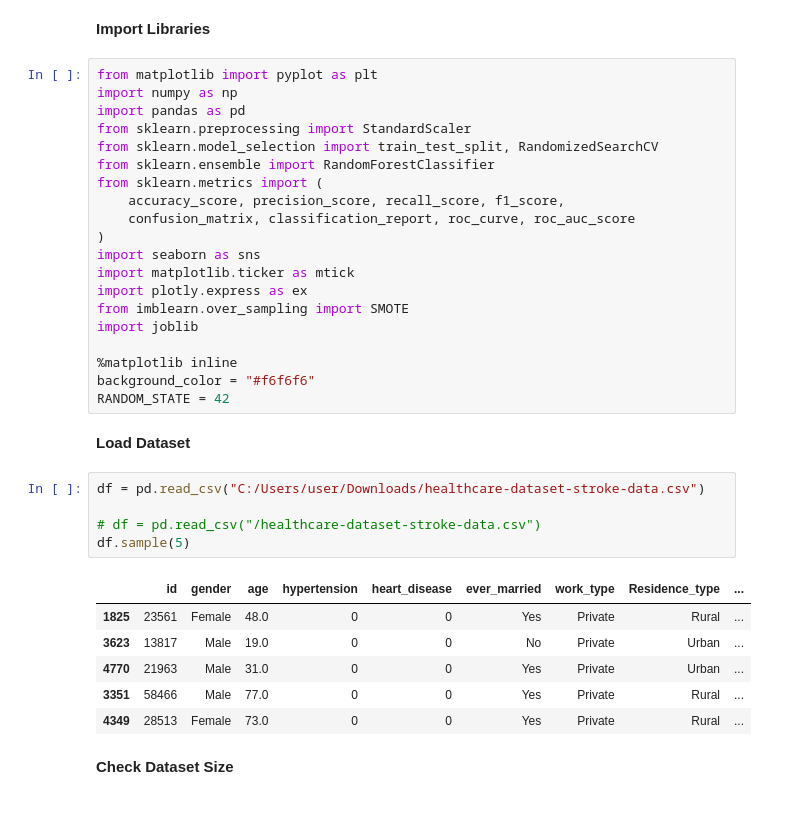
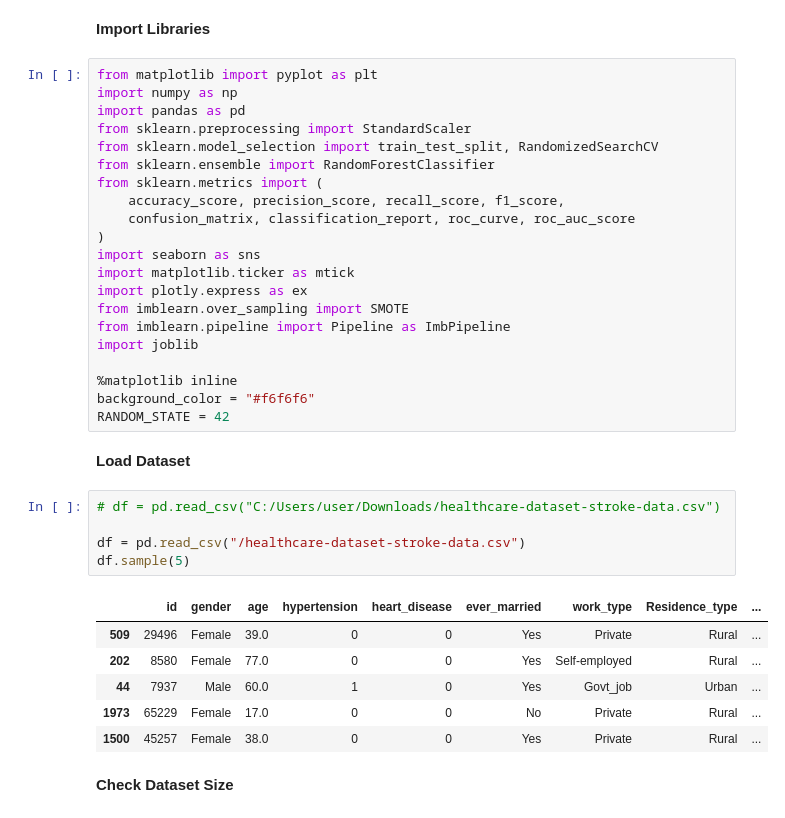
Before and after one commit to bn1ce/stroke_prediction, a Jupyter notebook: Random_Forest.ipynb, the cells around one changed output. Saved outputs shown, nothing was run; the diff lists cells and outputs as text.

```diff
--- a/Random_Forest.ipynb
+++ b/Random_Forest.ipynb
@@ -15,6 +15,7 @@ import seaborn as sns
 import matplotlib.ticker as mtick
 import plotly.express as ex
 from imblearn.over_sampling import SMOTE
+from imblearn.pipeline import Pipeline as ImbPipeline
 import joblib
 
 %matplotlib inline
@@ -23,17 +24,17 @@ RANDOM_STATE = 42
 # %% [markdown]
 **Load Dataset**
 # %%
-df = pd.read_csv("C:/Users/user/Downloads/healthcare-dataset-stroke-data.csv")
+# df = pd.read_csv("C:/Users/user/Downloads/healthcare-dataset-stroke-data.csv")
 
-# df = pd.read_csv("/healthcare-dataset-stroke-data.csv")
+df = pd.read_csv("/healthcare-dataset-stroke-data.csv")
 df.sample(5)
 # %% [output]
 |  | id | gender | age | hypertension | heart_disease | ever_married | work_type | Residence_type | ... |
-| 1825 | 23561 | Female | 48.0 | 0 | 0 | Yes | Private | Rural | ... |
-| 3623 | 13817 | Male | 19.0 | 0 | 0 | No | Private | Urban | ... |
-| 4770 | 21963 | Male | 31.0 | 0 | 0 | Yes | Private | Urban | ... |
-| 3351 | 58466 | Male | 77.0 | 0 | 0 | Yes | Private | Rural | ... |
-| 4349 | 28513 | Female | 73.0 | 0 | 0 | Yes | Private | Rural | ... |
+| 509 | 29496 | Female | 39.0 | 0 | 0 | Yes | Private | Rural | ... |
+| 202 | 8580 | Female | 77.0 | 0 | 0 | Yes | Self-employed | Rural | ... |
+| 44 | 7937 | Male | 60.0 | 1 | 0 | Yes | Govt_job | Urban | ... |
+| 1973 | 65229 | Female | 17.0 | 0 | 0 | No | Private | Rural | ... |
+| 1500 | 45257 | Female | 38.0 | 0 | 0 | Yes | Private | Rural | ... |
 # %% [markdown]
 **Check Dataset Size**
 # %%
```
Also changed, not shown: parts of 11 cells of this notebook, 4 other files.
